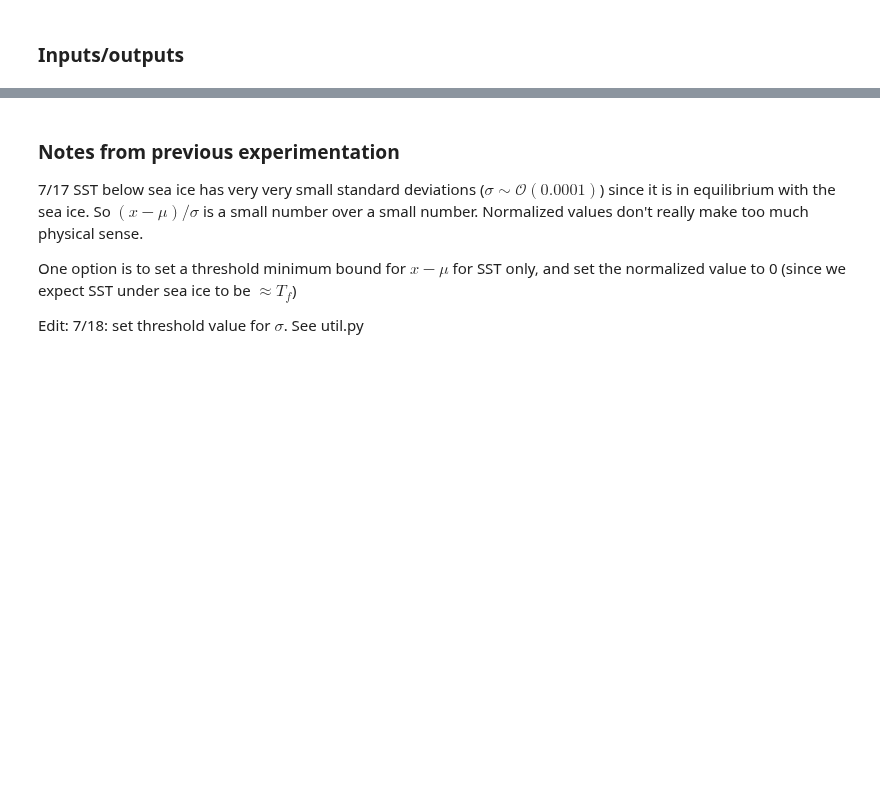
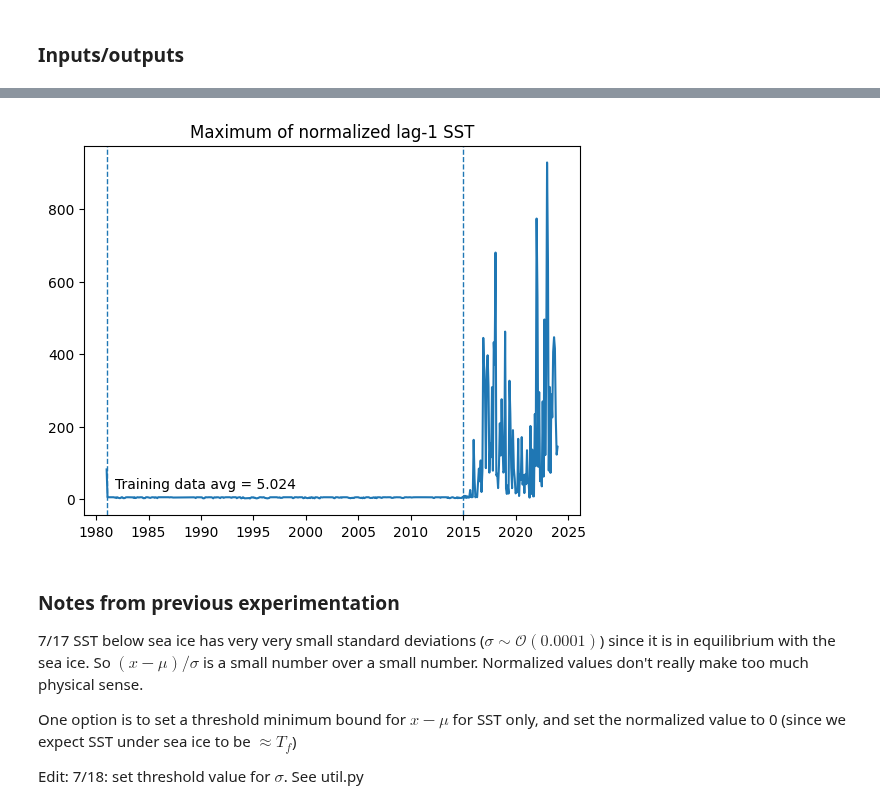
Before and after one commit to ychnli/sicpred, a Jupyter notebook: notebooks/prepdata.ipynb, the cells around one changed output, grey strips where cells are left out. Drawn from its saved outputs; the diff is of its cells as text; code cells hidden in the pictures; blank space fills up the shorter version.

Commit message:
Visualize out-of-sample SSTs at ice edge

```diff
--- a/notebooks/prepdata.ipynb
+++ b/notebooks/prepdata.ipynb
@@ -193,0 +190,29 @@ read_hdf5_file(f"{DATA_DIRECTORY}/sicpred/data_pairs_npy/inputs_simple.h5", "inp
+# %%
+inputs_simple = read_hdf5_file(f"{DATA_DIRECTORY}/sicpred/data_pairs_npy/inputs_simple.h5", "inputs_simple")
+
+first_range = pd.date_range('1981-01', pd.Timestamp('1987-12') - pd.DateOffset(months=6+1), freq='MS')
+second_range = pd.date_range(pd.Timestamp('1988-01') + pd.DateOffset(months=12+1), '2024-01', freq='MS')
+start_prediction_months = first_range.append(second_range)
+
+variable_list = ["siconca_lag12", "siconca_lag11", "siconca_lag10", "siconca_lag09",\
+                "siconca_lag08", "siconca_lag07", "siconca_lag06", "siconca_lag05",\
+                "siconca_lag04", "siconca_lag03", "siconca_lag02", "siconca_lag01",\
+                "lin_forecast_lead1", "lin_forecast_lead2", "lin_forecast_lead3", \
+                "lin_forecast_lead4", "lin_forecast_lead5", "lin_forecast_lead6", \
+                "sst_lag3", "sst_lag2", "sst_lag1", "cosine_month", "sine_month"]
+
+nsidc_sic = xr.open_dataset(f"{DATA_DIRECTORY}/NSIDC/seaice_conc_monthly_all.nc")
+x = nsidc_sic.xgrid
+y = nsidc_sic.ygrid
+# %%
+inputs_simple_ds = xr.Dataset(
+    data_vars=dict(
+        inputs=(["time", "variable", "y", "x"], inputs_simple),
+    ),
+    coords=dict(
+        time=start_prediction_months,
+        variable=variable_list,
+        xgrid=x,
+        ygrid=y
+    )
+)
@@ -194,3 +232,18 @@ read_hdf5_file(f"{DATA_DIRECTORY}/sicpred/data_pairs_npy/inputs_simple.h5", "inp
+# %%
+# Calculate the max normalized SST value
+max_normalized_sst = np.abs(inputs_simple_ds.inputs.sel(variable='sst_lag1')).max(dim=("x","y"))
+
+plt.plot(max_normalized_sst.time, max_normalized_sst)
+plt.title("Maximum of normalized lag-1 SST")
+plt.axvline(x=VAL_MONTHS[0], linewidth=1, linestyle='dashed')
+plt.axvline(x=TRAIN_MONTHS[0], linewidth=1, linestyle='dashed')
+
+train_months_with_data = start_prediction_months.intersection(TRAIN_MONTHS)
+avg_max_normalized_sst_train = max_normalized_sst.sel(time=train_months_with_data[1:]).mean().data
+plt.text(TRAIN_MONTHS[10], 30, f"Training data avg = {avg_max_normalized_sst_train:.3f}")
+plt.savefig("../figures/known_issues/super_out_of_sample_SSTs.jpg", dpi=300, bbox_inches="tight")
+# %% [output]
+[figure, added]
 # %% [markdown]
 ### Notes from previous experimentation
 
```
Also changed, not shown: parts of 5 cells of this notebook.
